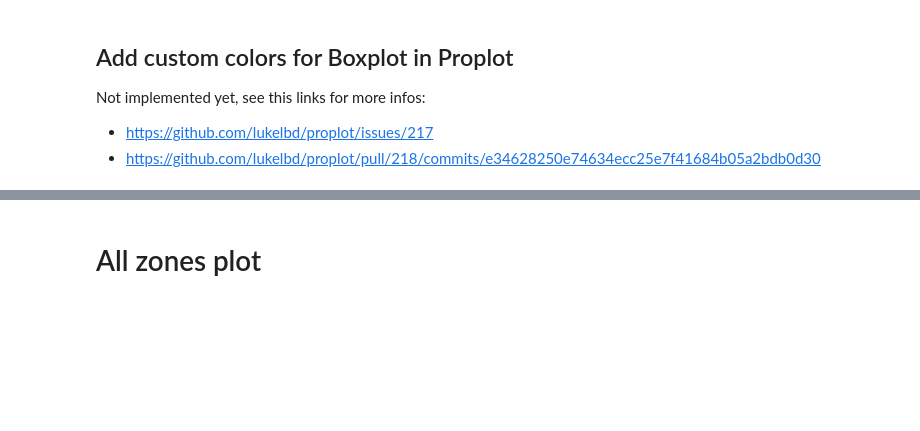
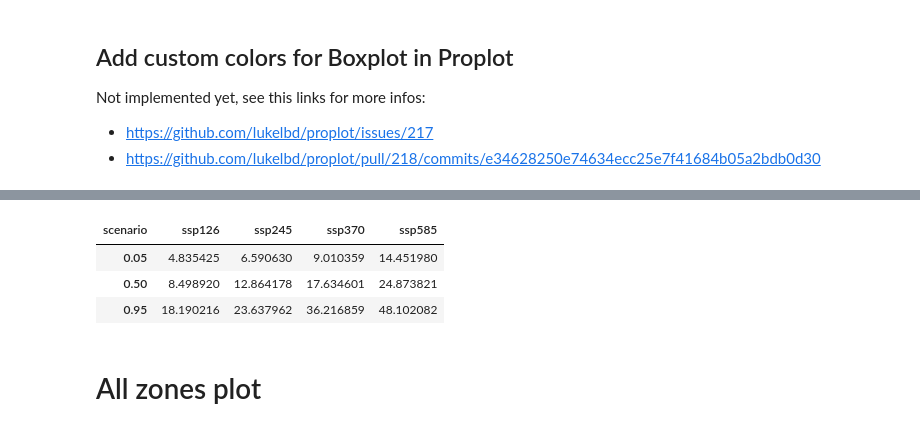
Before and after one commit to mickaellalande/PhD, a Jupyter notebook: CICLAD/Himalaya/CMIP6_HMA_paper/all-projections.ipynb, the cells around one changed output, grey strips where cells are left out. Drawn from its saved outputs; the diff is of its cells as text; code cells hidden in the pictures; blank space fills up the shorter version.

```diff
--- a/CICLAD/Himalaya/CMIP6_HMA_paper/all-projections.ipynb
+++ b/CICLAD/Himalaya/CMIP6_HMA_paper/all-projections.ipynb
@@ -98,3 +404,10 @@ def bbplot_custom_colors(bplot, ax):
+# %%
+data.quantile([0.05, 0.5, 0.95])
+# %% [output]
+| scenario | ssp126 | ssp245 | ssp370 | ssp585 |
+| 0.05 | 4.835425 | 6.590630 | 9.010359 | 14.451980 |
+| 0.50 | 8.498920 | 12.864178 | 17.634601 | 24.873821 |
+| 0.95 | 18.190216 | 23.637962 | 36.216859 | 48.102082 |
 # %% [markdown]
 # All zones plot
 # %%
```
Also changed, not shown: parts of 10 cells of this notebook, 11 other files.
